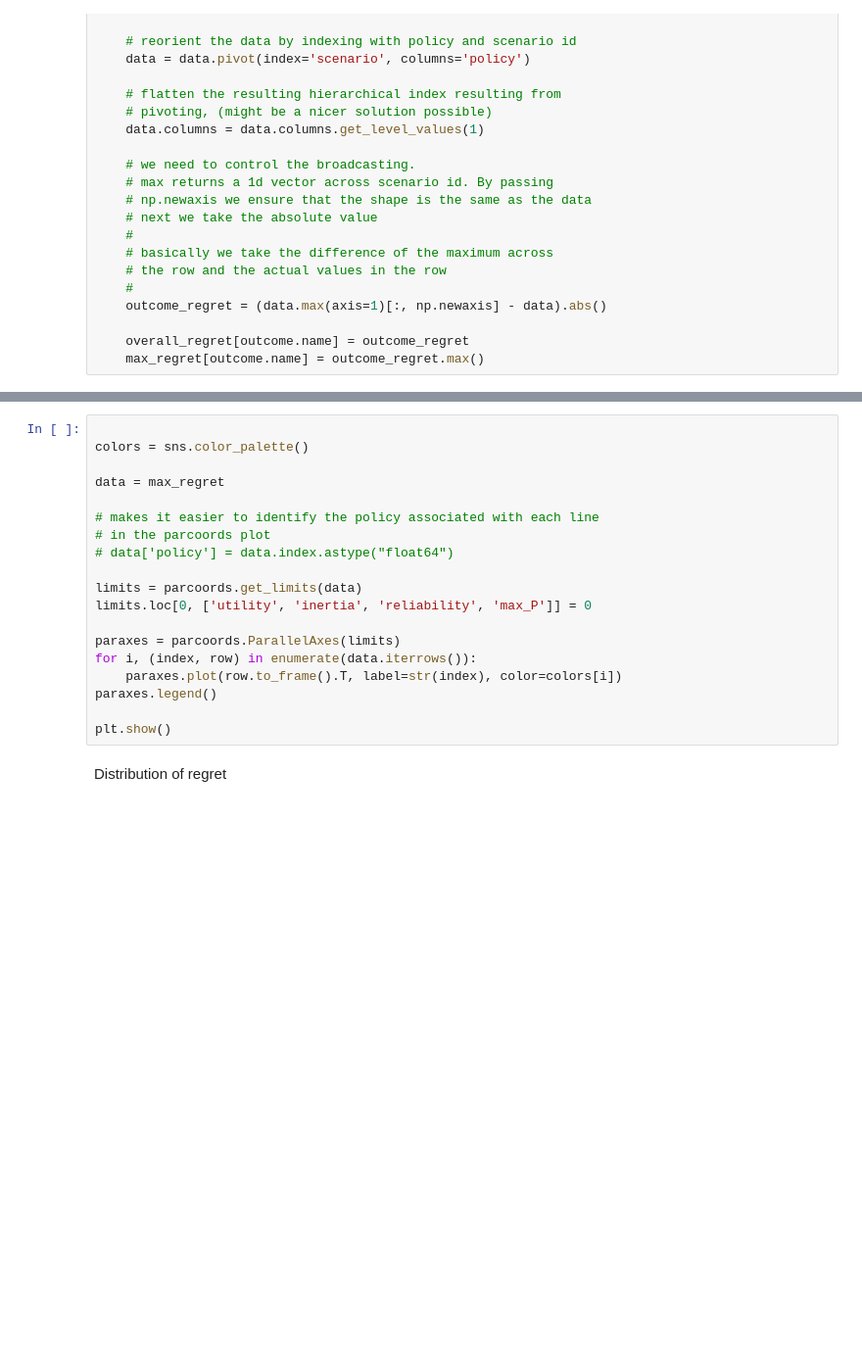
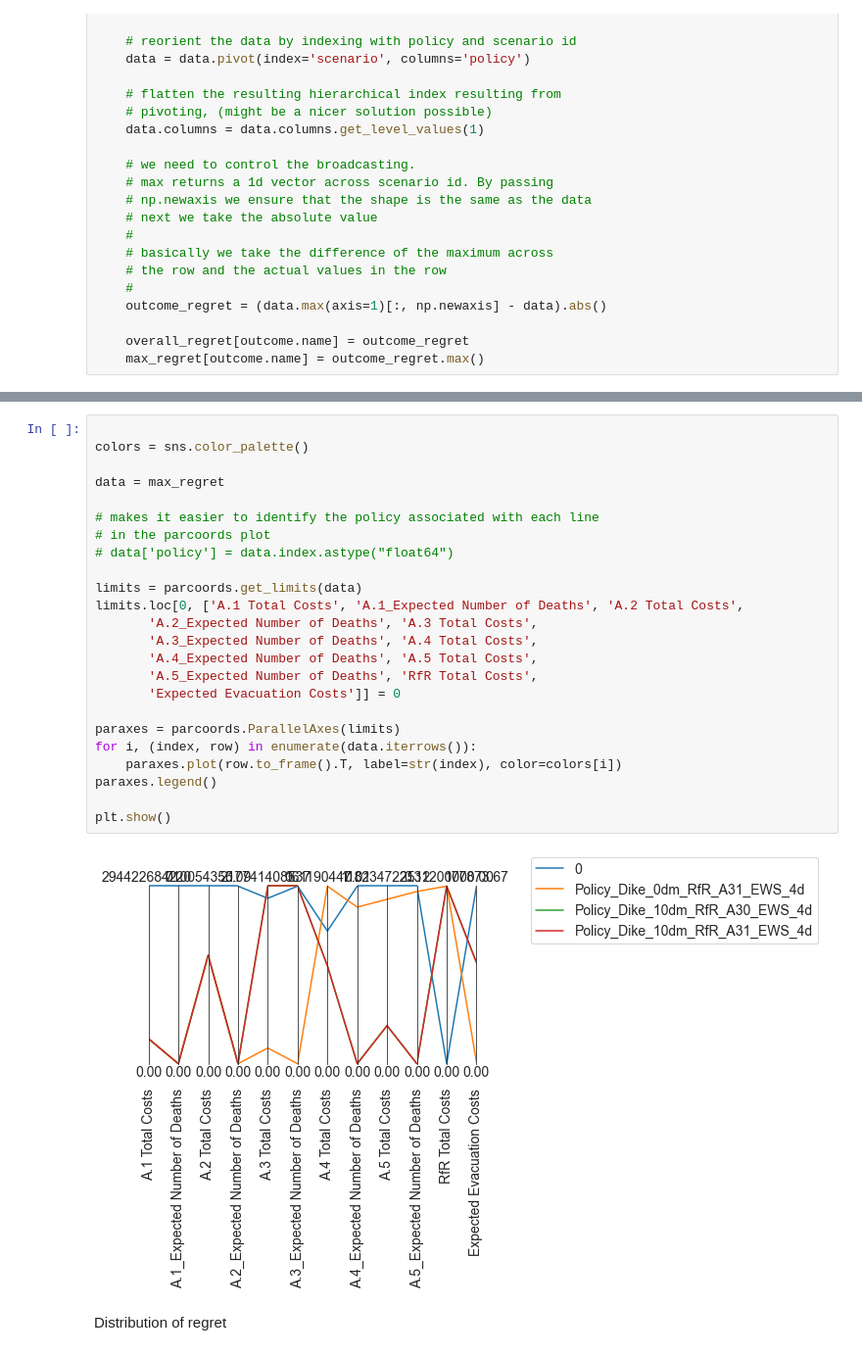
Before and after one commit to hannadenekamp/modelbased, a Jupyter notebook: regretenzo.ipynb, the cells around one changed output, grey strips where cells are left out. Shown at 98% size. Saved outputs shown, nothing was run; the diff lists cells and outputs as text; blank space fills up the shorter version.

```diff
--- a/regretenzo.ipynb
+++ b/regretenzo.ipynb
@@ -106,22 +312,29 @@ plt.show()
 # %%
 
 colors = sns.color_palette()
 
 data = max_regret
 
 # makes it easier to identify the policy associated with each line
 # in the parcoords plot
 # data['policy'] = data.index.astype("float64")
 
 limits = parcoords.get_limits(data)
-limits.loc[0, ['utility', 'inertia', 'reliability', 'max_P']] = 0
+limits.loc[0, ['A.1 Total Costs', 'A.1_Expected Number of Deaths', 'A.2 Total Costs',
+       'A.2_Expected Number of Deaths', 'A.3 Total Costs',
+       'A.3_Expected Number of Deaths', 'A.4 Total Costs',
+       'A.4_Expected Number of Deaths', 'A.5 Total Costs',
+       'A.5_Expected Number of Deaths', 'RfR Total Costs',
+       'Expected Evacuation Costs']] = 0
 
 paraxes = parcoords.ParallelAxes(limits)
 for i, (index, row) in enumerate(data.iterrows()):
     paraxes.plot(row.to_frame().T, label=str(index), color=colors[i])
 paraxes.legend()
 
 plt.show()
+# %% [output]
+[figure, added]
 # %% [markdown]
 Distribution  of regret
 # %%
```
Also changed, not shown: parts of 30 cells of this notebook, 7 other files.
